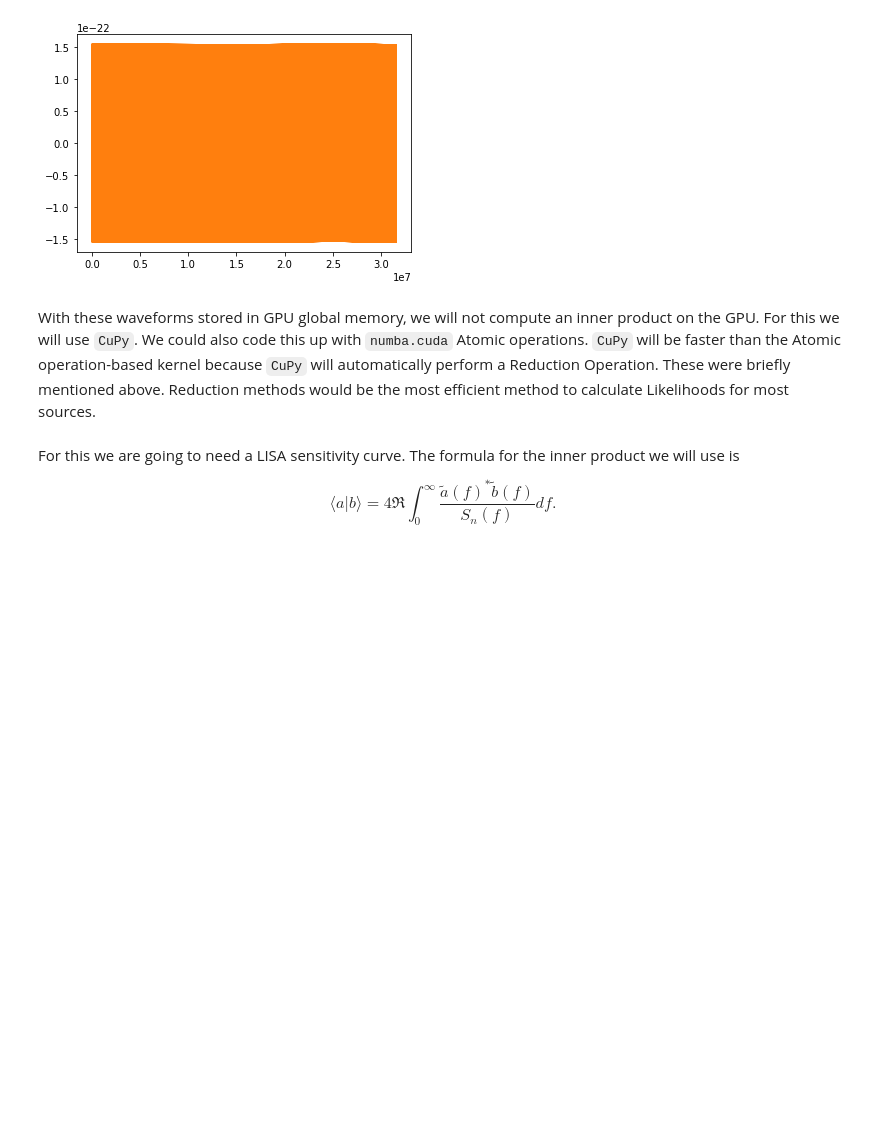
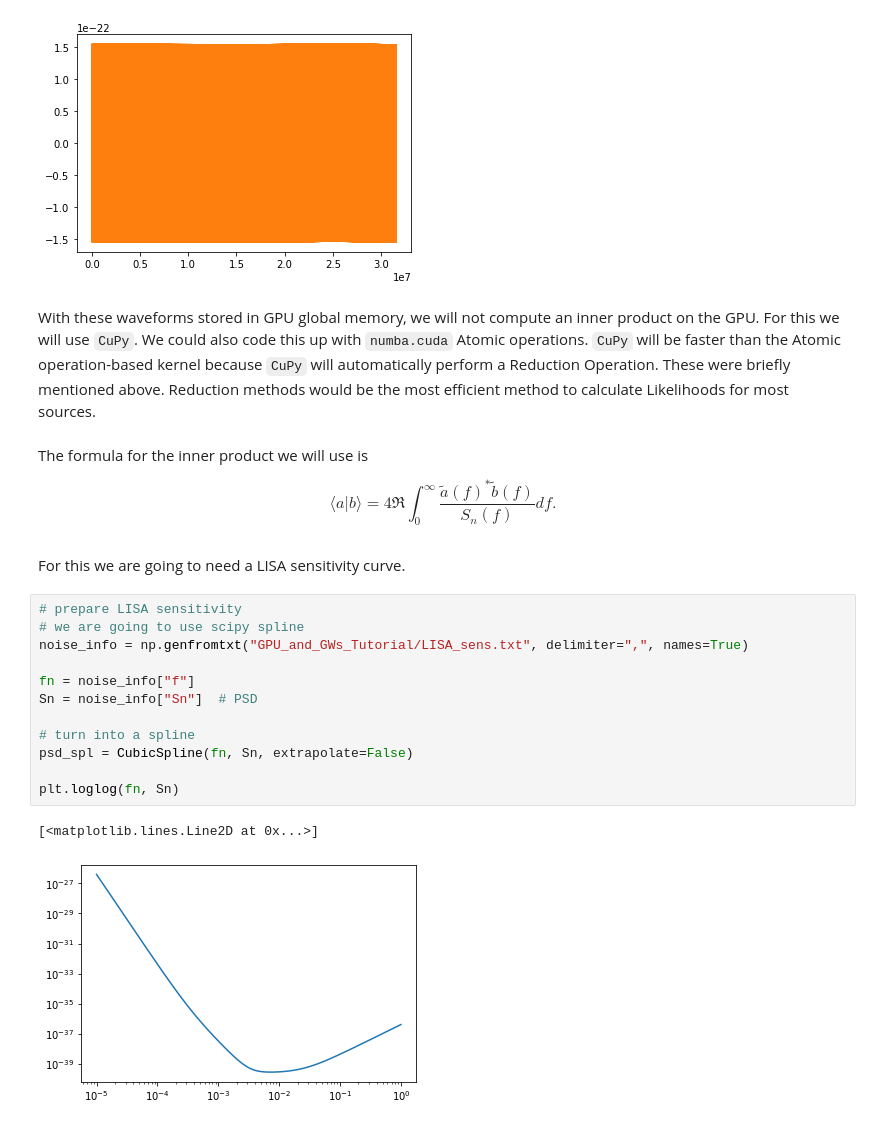
Before and after one commit to mikekatz04/GPU_and_GWs_Tutorial, a Jupyter notebook: GPUs_and_GWs.ipynb, the cells around one changed output. Drawn from its saved outputs; the diff is of its cells as text; blank space fills up the shorter version.

Commit message:
updated tutorial, just need an edit

```diff
--- a/GPUs_and_GWs.ipynb
+++ b/GPUs_and_GWs.ipynb
@@ -1080,7 +1098,24 @@ plt.plot(t, wave1[0].imag)
 # %% [markdown]
 With these waveforms stored in GPU global memory, we will not compute an inner product on the GPU. For this we will use `CuPy`. We could also code this up with `numba.cuda` Atomic operations. `CuPy` will be faster than the Atomic operation-based kernel because `CuPy` will automatically perform a Reduction Operation. These were briefly mentioned above. Reduction methods would be the most efficient method to calculate Likelihoods for most sources.
 # %% [markdown]
-For this we are going to need a LISA sensitivity curve. The formula for the inner product we will use is
+The formula for the inner product we will use is
 
 $$\langle a | b \rangle = 4\Re\int_0^\infty \frac{\tilde{a}(f)^*\tilde{b}(f)}{S_n(f)}df.$$
+# %% [markdown]
+For this we are going to need a LISA sensitivity curve.
+# %%
+# prepare LISA sensitivity
+# we are going to use scipy spline
+noise_info = np.genfromtxt("GPU_and_GWs_Tutorial/LISA_sens.txt", delimiter=",", names=True)
+
+fn = noise_info["f"]
+Sn = noise_info["Sn"]  # PSD
+
+# turn into a spline
+psd_spl = CubicSpline(fn, Sn, extrapolate=False)
+
+plt.loglog(fn, Sn)
+# %% [output]
+[<matplotlib.lines.Line2D at 0x...>]
+[figure, added]
 # %%
```
Also changed, not shown: parts of 32 cells of this notebook.
